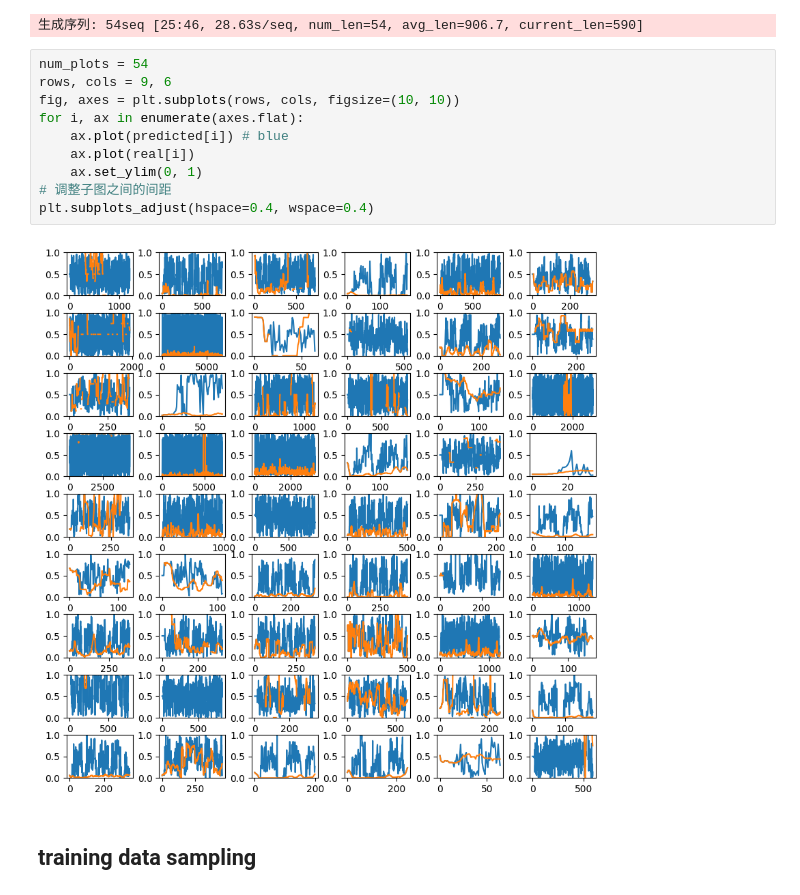
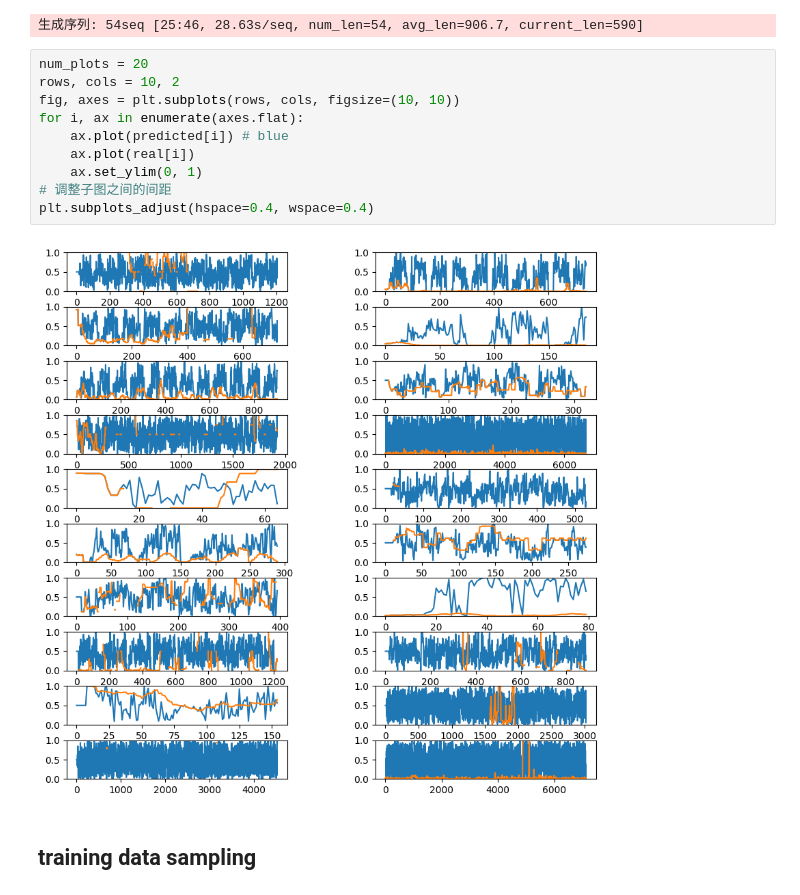
Before and after one commit to YL-tree/epitope, a Jupyter notebook: main_sample_in_turn.ipynb, the cells around one changed output. Saved outputs shown, nothing was run; the diff lists cells and outputs as text.

```diff
--- a/main_sample_in_turn.ipynb
+++ b/main_sample_in_turn.ipynb
@@ -749,17 +749,17 @@ with tqdm(test_embedding, desc="生成序列", unit="seq") as pbar:
 # %% [output]
 生成序列: 54seq [25:46, 28.63s/seq, num_len=54, avg_len=906.7, current_len=590]
 # %%
-num_plots = 54
-rows, cols = 9, 6
+num_plots = 20
+rows, cols = 10, 2
 fig, axes = plt.subplots(rows, cols, figsize=(10, 10))
 for i, ax in enumerate(axes.flat):
     ax.plot(predicted[i]) # blue
     ax.plot(real[i])
     ax.set_ylim(0, 1)
 # 调整子图之间的间距
 plt.subplots_adjust(hspace=0.4, wspace=0.4)
 # %% [output]
-[figure, old version]
+[figure, new version]
 # %% [markdown]
 ## training data sampling
 # %%
```
Also changed, not shown: parts of 1 cell of this notebook, 1 other file.
